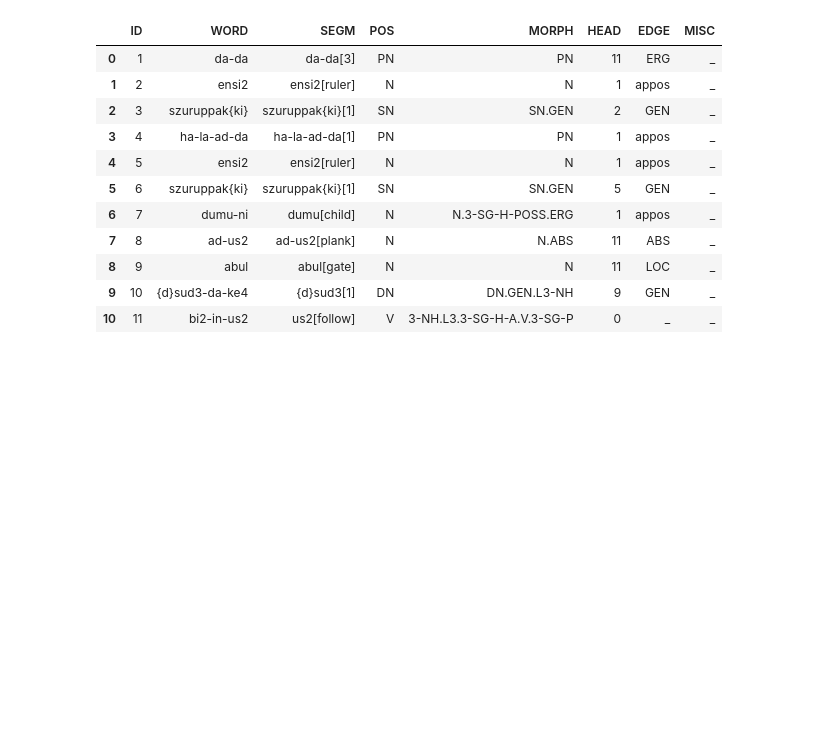
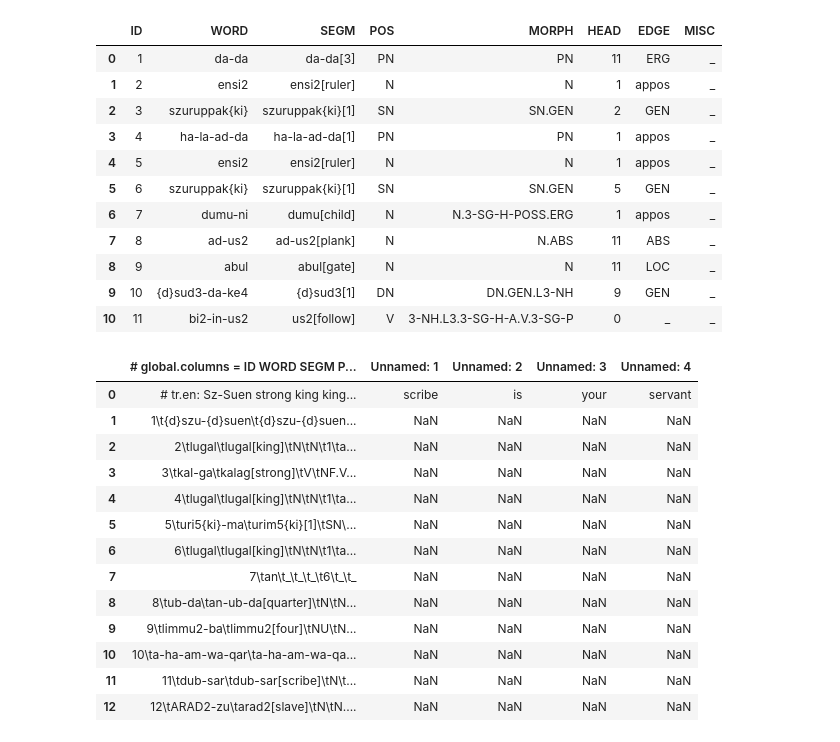
Before and after one commit to jzywaaaaa/Cleaning-Conll-Output-of-the-Royal-Subcorpus, a Jupyter notebook: Conll_clean_up.ipynb, the cells around one changed output. Drawn from its saved outputs; the diff is of its cells as text; code cells hidden in the pictures; blank space fills up the shorter version.

```diff
--- a/Conll_clean_up.ipynb
+++ b/Conll_clean_up.ipynb
@@ -37,3 +44,21 @@ df
 | 8 | 9 | abul | abul[gate] | N | N | 11 | LOC | _ |
 | 9 | 10 | {d}sud3-da-ke4 | {d}sud3[1] | DN | DN.GEN.L3-NH | 9 | GEN | _ |
 | 10 | 11 | bi2-in-us2 | us2[follow] | V | 3-NH.L3.3-SG-H-A.V.3-SG-P | 0 | _ | _ |
+# %%
+t = pd.read_fwf('./royal_subcorpus_data/P430122.conll')
+t
+# %% [output]
+|  | # global.columns = ID WORD SEGM P... | Unnamed: 1 | Unnamed: 2 | Unnamed: 3 | Unnamed: 4 |
+| 0 | # tr.en: Sz-Suen strong king king... | scribe | is | your | servant |
+| 1 | 1\t{d}szu-{d}suen\t{d}szu-{d}suen... | NaN | NaN | NaN | NaN |
+| 2 | 2\tlugal\tlugal[king]\tN\tN\t1\ta... | NaN | NaN | NaN | NaN |
+| 3 | 3\tkal-ga\tkalag[strong]\tV\tNF.V... | NaN | NaN | NaN | NaN |
+| 4 | 4\tlugal\tlugal[king]\tN\tN\t1\ta... | NaN | NaN | NaN | NaN |
+| 5 | 5\turi5{ki}-ma\turim5{ki}[1]\tSN\... | NaN | NaN | NaN | NaN |
+| 6 | 6\tlugal\tlugal[king]\tN\tN\t1\ta... | NaN | NaN | NaN | NaN |
+| 7 | 7\tan\t_\t_\t_\t6\t_\t_ | NaN | NaN | NaN | NaN |
+| 8 | 8\tub-da\tan-ub-da[quarter]\tN\tN... | NaN | NaN | NaN | NaN |
+| 9 | 9\tlimmu2-ba\tlimmu2[four]\tNU\tN... | NaN | NaN | NaN | NaN |
+| 10 | 10\ta-ha-am-wa-qar\ta-ha-am-wa-qa... | NaN | NaN | NaN | NaN |
+| 11 | 11\tdub-sar\tdub-sar[scribe]\tN\t... | NaN | NaN | NaN | NaN |
+| 12 | 12\tARAD2-zu\tarad2[slave]\tN\tN.... | NaN | NaN | NaN | NaN |
```
Also changed, not shown: parts of 17 cells of this notebook.
